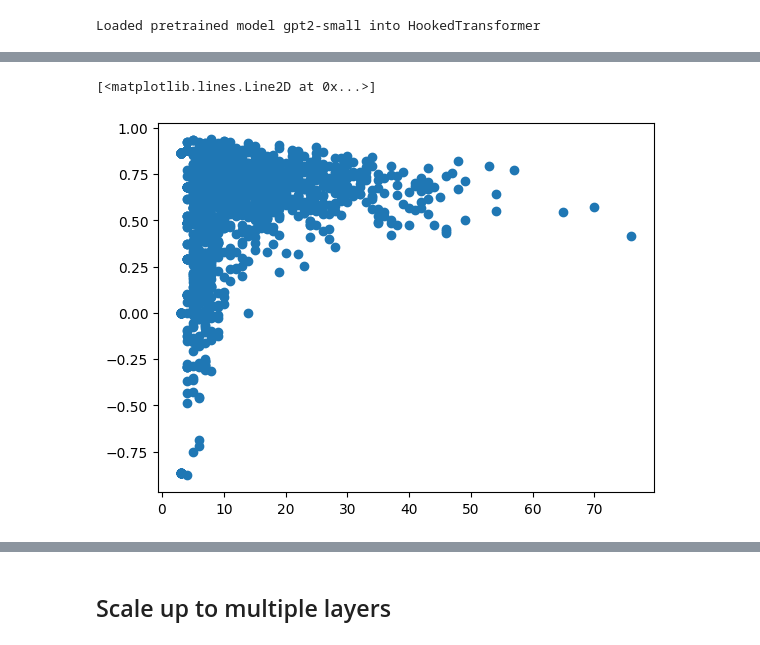
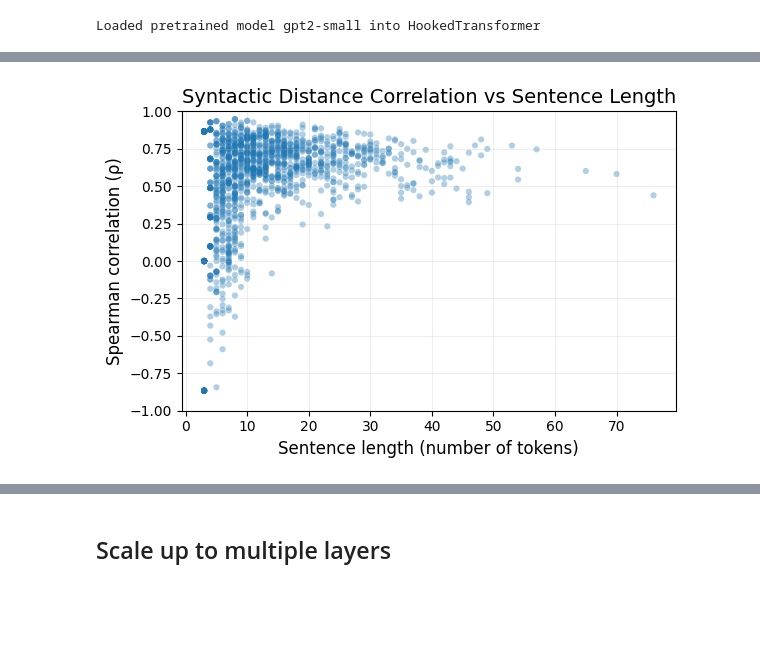
Before and after one commit to onjurgensen/probing_syntax_in_LLMs, a Jupyter notebook: probing_syntax_in_LLMs.ipynb, the cells around one changed output, grey strips where cells are left out. Drawn from its saved outputs; the diff is of its cells as text; code cells hidden in the pictures; blank space fills up the shorter version.

```diff
--- a/probing_syntax_in_LLMs.ipynb
+++ b/probing_syntax_in_LLMs.ipynb
@@ -977,9 +990,26 @@ eval_df_sentence
 1703 rows × 9 columns
-# %%
-plt.plot(eval_df_sentence['sentence_length'], eval_df_sentence['spearman_rho'], 'o')
-# %% [output]
-[<matplotlib.lines.Line2D at 0x...>]
-[figure, removed]
+# %%
+plt.figure(figsize=(6, 4))
+
+plt.scatter(
+    eval_df_sentence['sentence_length'],
+    eval_df_sentence['spearman_rho'],
+    s=20,
+    alpha=0.35,
+    edgecolors='none'
+)
+
+plt.xlabel("Sentence length (number of tokens)", fontsize=12)
+plt.ylabel("Spearman correlation (ρ)", fontsize=12)
+plt.title("Syntactic Distance Correlation vs Sentence Length", fontsize=14)
+
+plt.ylim(-1.0, 1.0)
+plt.grid(alpha=0.2)
+
+plt.tight_layout()
+plt.show()
+# %% [output]
+[figure, added]
 # %%
 # generate linear baseline
 def create_linear_baseline(test_sentences):
```
Also changed, not shown: parts of 39 cells of this notebook.
